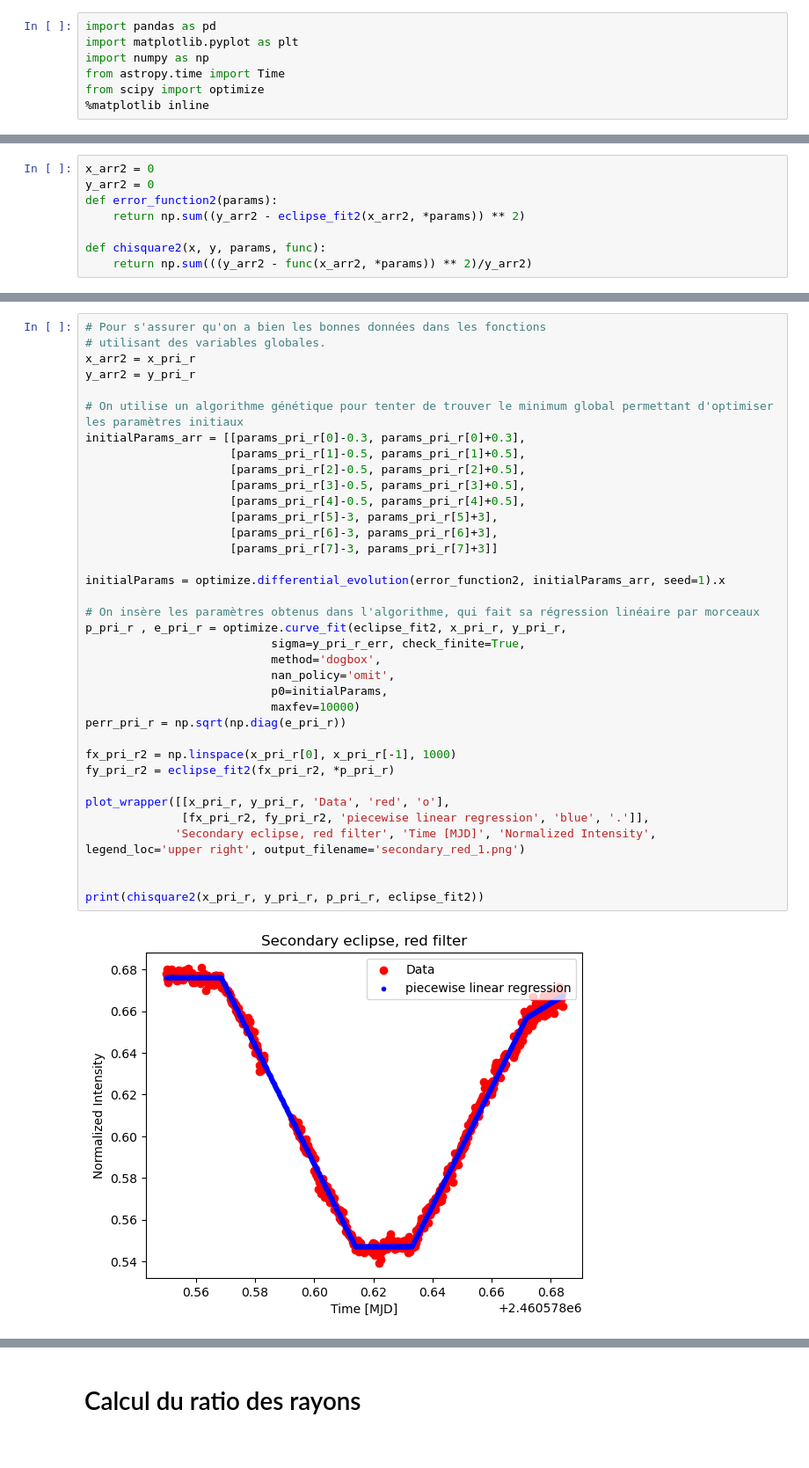
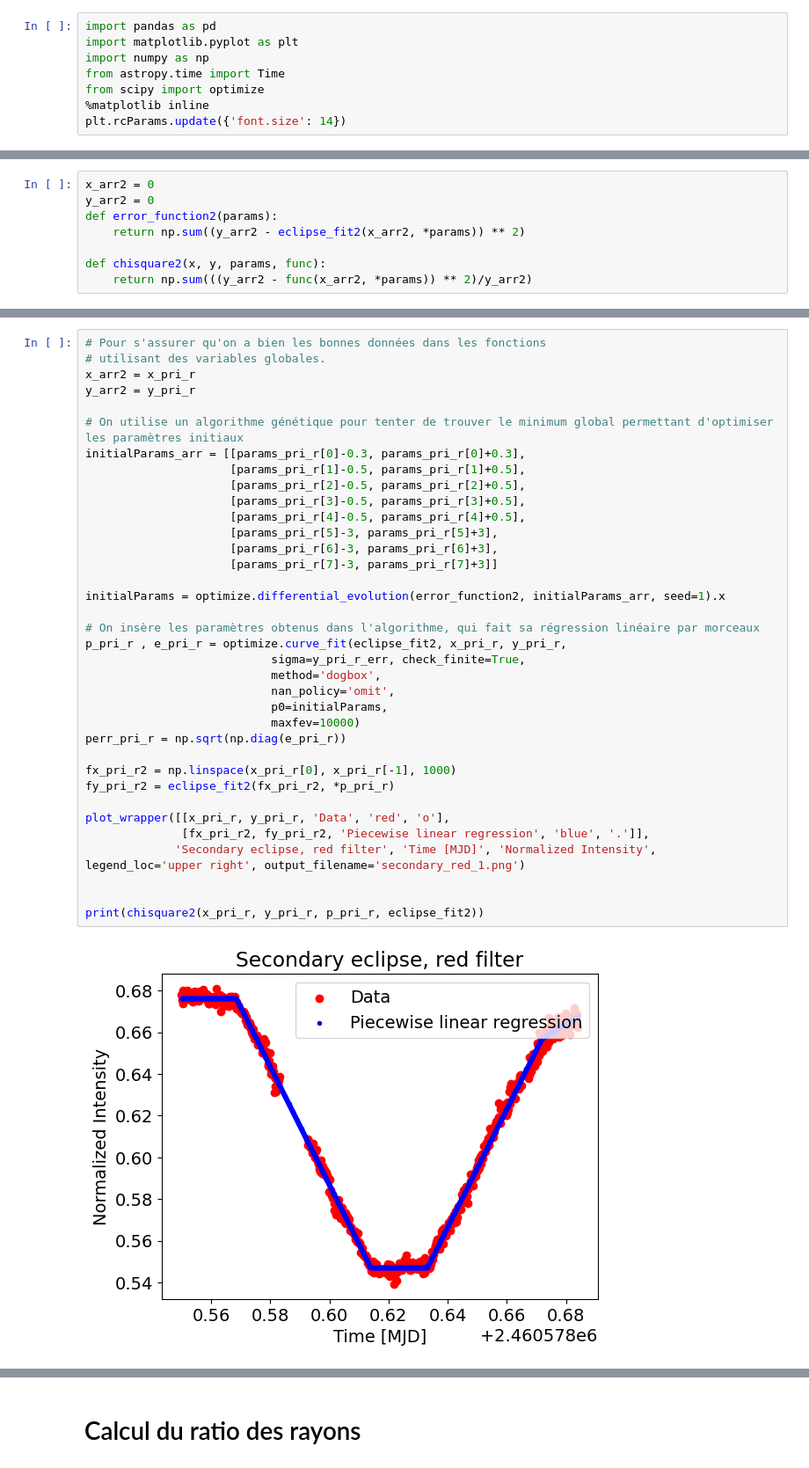
Before and after one commit to jakbay/ohp_binaire_a_eclipses, a Jupyter notebook: Ajustement_donnees_rapport.ipynb, the cells around one changed output, grey strips where cells are left out. Shown at 88% size. Drawn from its saved outputs; the diff is of its cells as text.

```diff
--- a/Ajustement_donnees_rapport.ipynb
+++ b/Ajustement_donnees_rapport.ipynb
@@ -15,6 +15,7 @@ import numpy as np
 from astropy.time import Time
 from scipy import optimize
 %matplotlib inline
+plt.rcParams.update({'font.size': 14})
 # %%
 df_obs_sec_g = pd.read_csv('./obs_sec_g_light_curve_data.csv').sort_values('observation_date')
 df_bl23 = pd.read_csv('./baseline_23_c_light_curve_data.csv').sort_values('observation_date')
@@ -243,35 +244,35 @@ y_arr2 = y_pri_r
 # On utilise un algorithme génétique pour tenter de trouver le minimum global permettant d'optimiser les paramètres initiaux
 initialParams_arr = [[params_pri_r[0]-0.3, params_pri_r[0]+0.3],
                      [params_pri_r[1]-0.5, params_pri_r[1]+0.5],
                      [params_pri_r[2]-0.5, params_pri_r[2]+0.5],
                      [params_pri_r[3]-0.5, params_pri_r[3]+0.5],
                      [params_pri_r[4]-0.5, params_pri_r[4]+0.5],
                      [params_pri_r[5]-3, params_pri_r[5]+3],
                      [params_pri_r[6]-3, params_pri_r[6]+3],
                      [params_pri_r[7]-3, params_pri_r[7]+3]]
 
 initialParams = optimize.differential_evolution(error_function2, initialParams_arr, seed=1).x
 
 # On insère les paramètres obtenus dans l'algorithme, qui fait sa régression linéaire par morceaux
 p_pri_r , e_pri_r = optimize.curve_fit(eclipse_fit2, x_pri_r, y_pri_r,
                            sigma=y_pri_r_err, check_finite=True,
                            method='dogbox',
                            nan_policy='omit',
                            p0=initialParams,
                            maxfev=10000)
 perr_pri_r = np.sqrt(np.diag(e_pri_r))
 
 fx_pri_r2 = np.linspace(x_pri_r[0], x_pri_r[-1], 1000)
 fy_pri_r2 = eclipse_fit2(fx_pri_r2, *p_pri_r)
 
 plot_wrapper([[x_pri_r, y_pri_r, 'Data', 'red', 'o'],
-              [fx_pri_r2, fy_pri_r2, 'piecewise linear regression', 'blue', '.']],
+              [fx_pri_r2, fy_pri_r2, 'Piecewise linear regression', 'blue', '.']],
              'Secondary eclipse, red filter', 'Time [MJD]', 'Normalized Intensity', legend_loc='upper right', output_filename='secondary_red_1.png')
 
 
 print(chisquare2(x_pri_r, y_pri_r, p_pri_r, eclipse_fit2))
 # %% [output]
-[figure, old version]
+[figure, new version]
 0.006743563170763088
 # %%
 # Pour s'assurer qu'on a bien les bonnes données dans les fonctions
```
Also changed, not shown: parts of 17 cells of this notebook.
